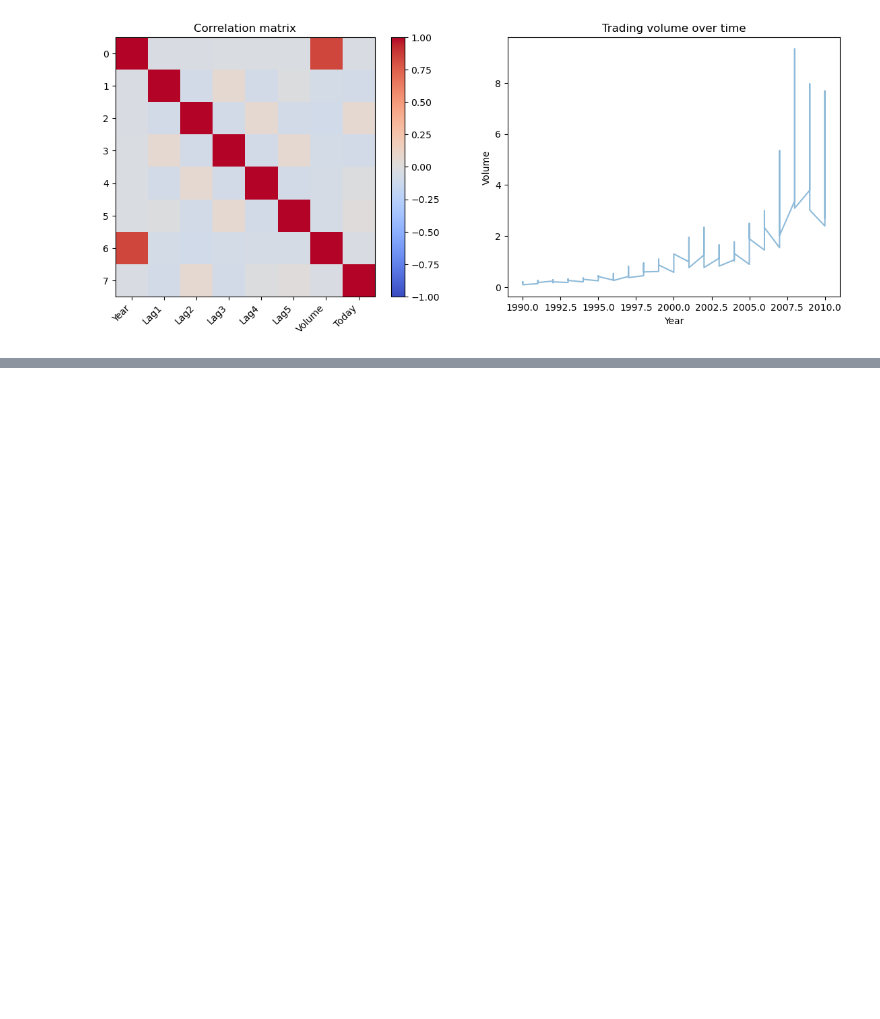
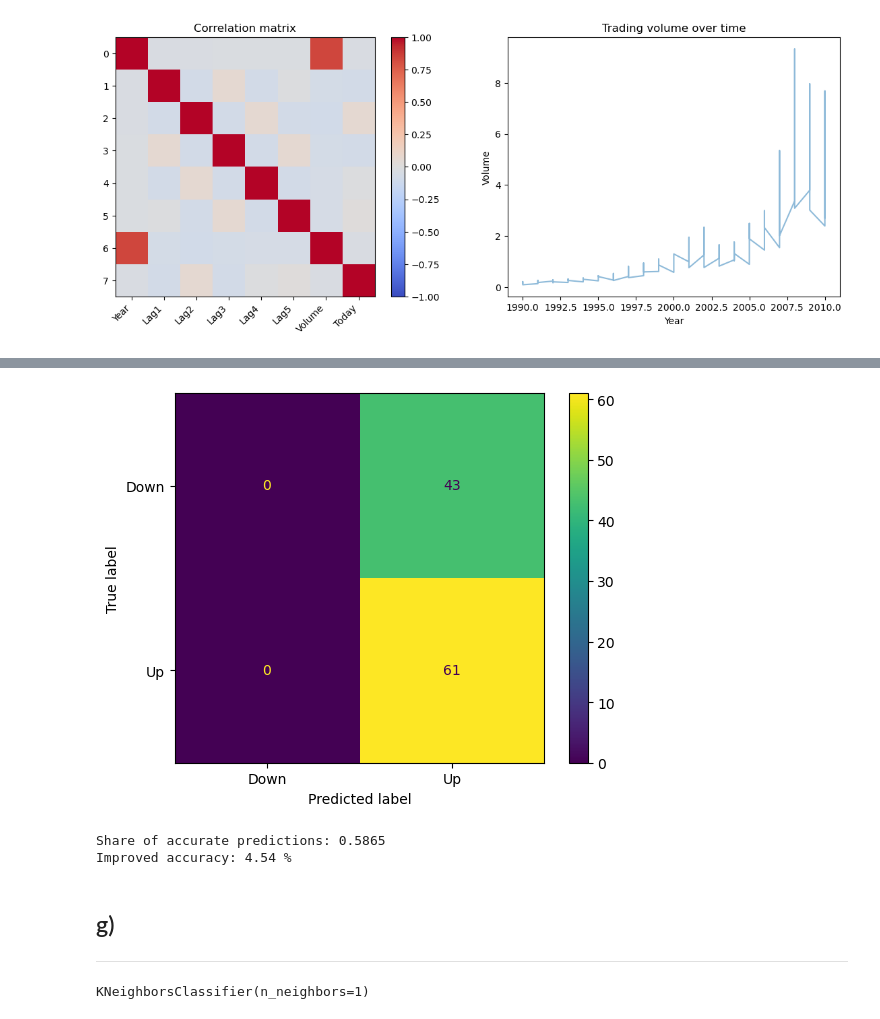
Before and after one commit to PeterTveita/BAN404, a Jupyter notebook: Foreleser/03/ex4.13.ipynb, the cells around one changed output, grey strips where cells are left out. Cells and saved outputs as stored; diff of their text form; code cells hidden in the pictures; blank space fills up the shorter version.

```diff
--- a/Foreleser/03/ex4.13.ipynb
+++ b/Foreleser/03/ex4.13.ipynb
@@ -75,0 +206,28 @@ plt.show()
+# %%
+#Predict on test data
+pred_classes_qda = qda.predict(test[['Lag2']])
+# %%
+#Confusion matrix
+cm_qda = confusion_matrix(test['Direction_binary'], pred_classes_qda)
+disp_qda = ConfusionMatrixDisplay(confusion_matrix = cm_qda, display_labels = ['Down', 'Up'])
+disp_qda.plot()
+plt.show()
+
+accuracy_qda = (pred_classes_qda == test['Direction_binary']).mean()
+print(f"Share of accurate predictions: {accuracy_qda:.4f}")
+
+improved_acc_qda = (accuracy_qda / accuracy - 1) * 100
+print(f"Improved accuracy: {improved_acc_qda:.2f} %")
+# %% [output]
+[figure, added]
+Share of accurate predictions: 0.5865
+Improved accuracy: 4.54 %
+# %% [markdown]
+## g)
+***
+# %%
+#Fit training data on KNN with K = 1
+knn = KNeighborsClassifier(n_neighbors = 1)
+knn.fit(train[['Lag2']], train['Direction_binary'])
+# %% [output]
+KNeighborsClassifier(n_neighbors=1)
```
Also changed, not shown: parts of 27 cells of this notebook.
